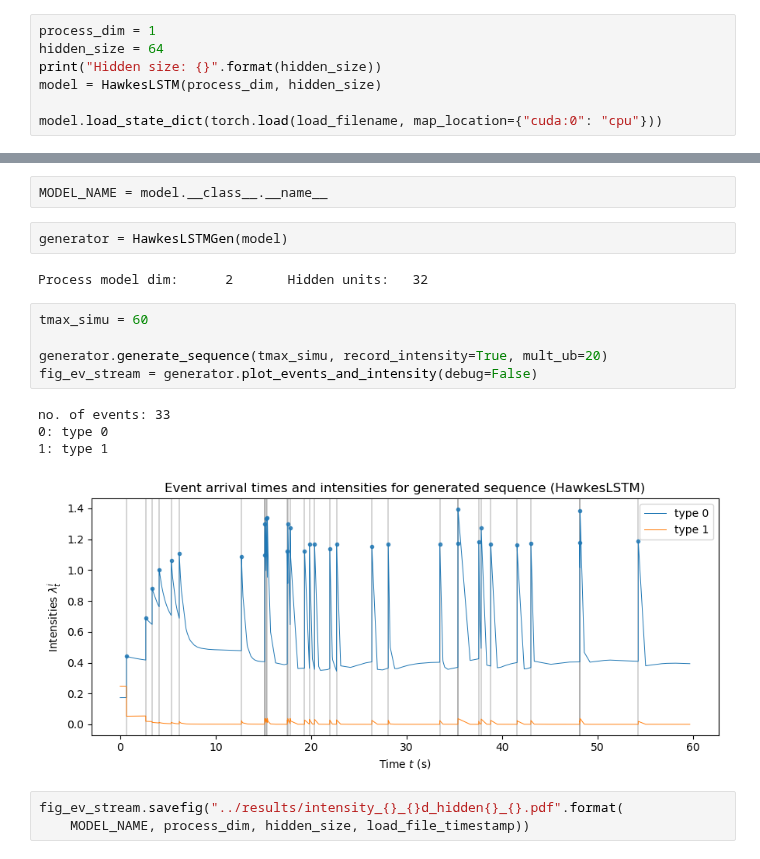
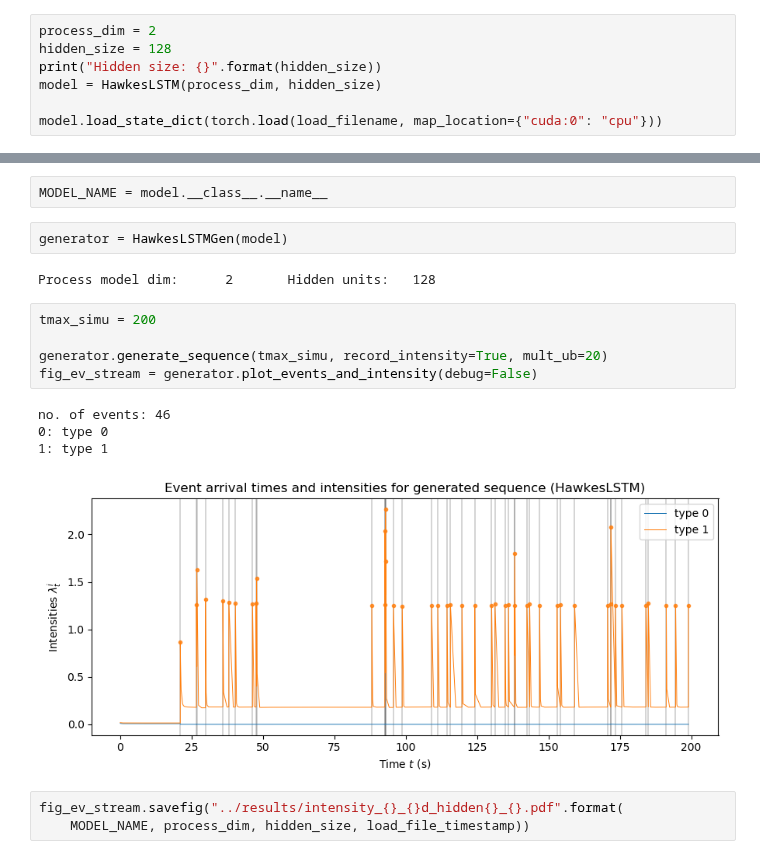
Before and after one commit to Deeptradingfx/point-process-nets, a Jupyter notebook: notebooks/ctlstm.ipynb, the cells around one changed output, grey strips where cells are left out. Cells and saved outputs as stored; diff of their text form.

```diff
--- a/notebooks/ctlstm.ipynb
+++ b/notebooks/ctlstm.ipynb
@@ -203,6 +204,6 @@ Timestamp: 20181206-235311
 # %%
-process_dim = 1
-hidden_size = 64
+process_dim = 2
+hidden_size = 128
 print("Hidden size: {}".format(hidden_size))
 model = HawkesLSTM(process_dim, hidden_size)
 
@@ -241,17 +243,17 @@ MODEL_NAME = model.__class__.__name__
 # %%
 generator = HawkesLSTMGen(model)
 # %% [output]
-Process model dim:      2       Hidden units:   32
+Process model dim:      2       Hidden units:   128
 # %%
-tmax_simu = 60
+tmax_simu = 200
 
 generator.generate_sequence(tmax_simu, record_intensity=True, mult_ub=20)
 fig_ev_stream = generator.plot_events_and_intensity(debug=False)
 # %% [output]
-no. of events: 33
+no. of events: 46
 0: type 0
 1: type 1
-[figure, old version]
+[figure, new version]
 # %%
 fig_ev_stream.savefig("../results/intensity_{}_{}d_hidden{}_{}.pdf".format(
     MODEL_NAME, process_dim, hidden_size, load_file_timestamp))
```
Also changed, not shown: parts of 11 cells of this notebook, 13 other files.
